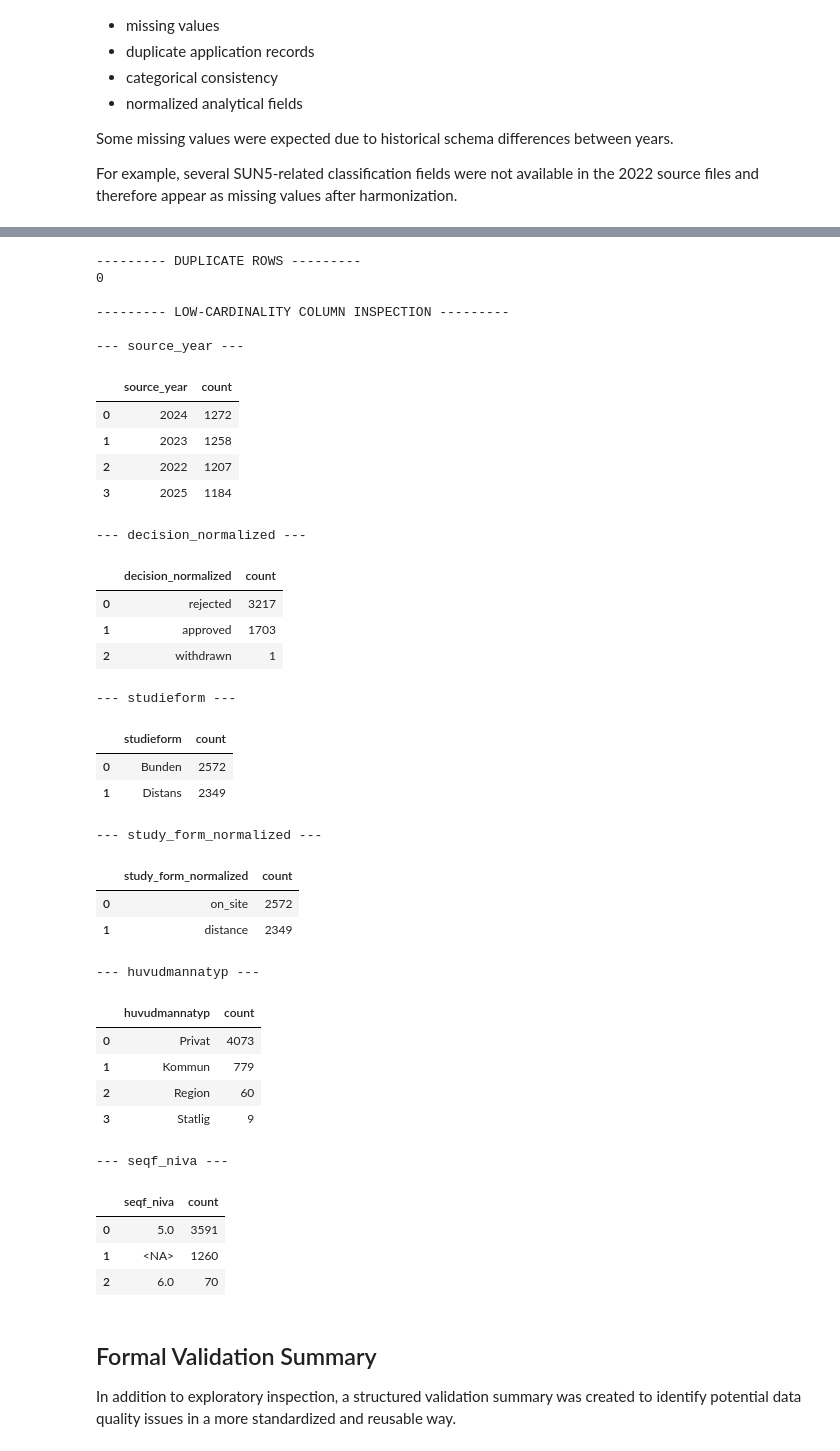
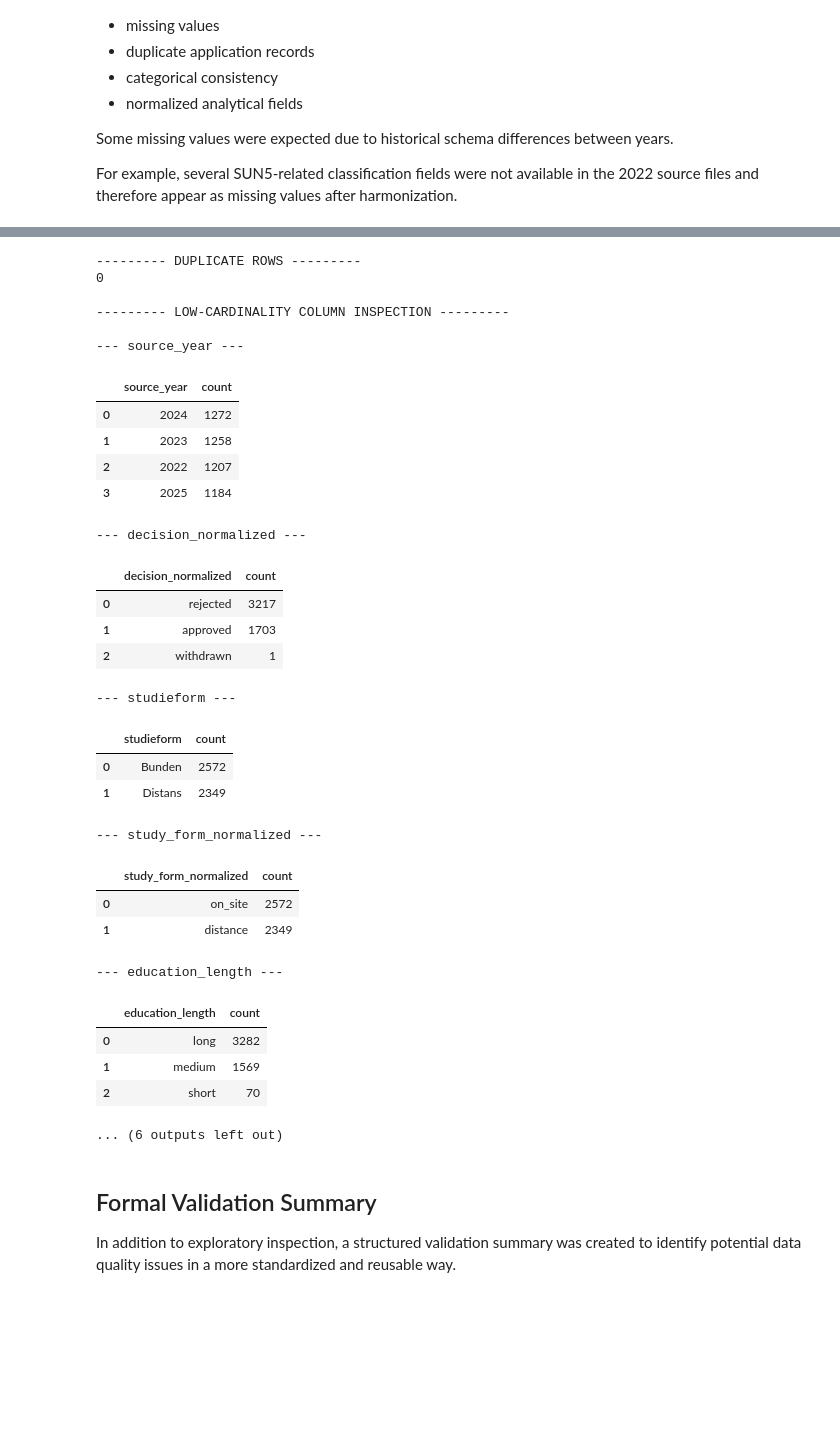
Before and after one commit to XinGclover/myh-applications-analytics, a Jupyter notebook: part_2/notebooks/part_2_curated_dataset.ipynb, the cells around one changed output, grey strips where cells are left out. Saved outputs shown, nothing was run; the diff lists cells and outputs as text; code cells hidden in the pictures; blank space fills up the shorter version.

Commit message:
implement more enrichment

```diff
--- a/part_2/notebooks/part_2_curated_dataset.ipynb
+++ b/part_2/notebooks/part_2_curated_dataset.ipynb
@@ -241,8 +242,9 @@ This curated dataset will later be used for validation, database integration, an
 # %%
 curated_df = pd.concat(harmonized_dfs.values(), ignore_index=True)
 curated_df = curated_df.convert_dtypes()
+curated_df = enrich_dataset(curated_df)
 
-print("======= CURATED DATASET OVERVIEW =======")
+print("-------- CURATED DATASET OVERVIEW --------")
 print(f"Rows: {curated_df.shape[0]}")
 print(f"Columns: {curated_df.shape[1]}")
 
@@ -290,8 +293,10 @@ inspect_columns = [
     "decision_normalized",
     "studieform",
     "study_form_normalized",
+    "education_length",
     "huvudmannatyp",
     "seqf_niva",
+    "sector_category"
 ]
 
 for col in inspect_columns:
@@ -339,39 +344,34 @@ smalt_yrkesomrade        1207
 dtype: int64
 --------- DUPLICATE ROWS ---------
 0
 
 --------- LOW-CARDINALITY COLUMN INSPECTION ---------
 
 --- source_year ---
 |  | source_year | count |
 | 0 | 2024 | 1272 |
 | 1 | 2023 | 1258 |
 | 2 | 2022 | 1207 |
 | 3 | 2025 | 1184 |
 --- decision_normalized ---
 |  | decision_normalized | count |
 | 0 | rejected | 3217 |
 | 1 | approved | 1703 |
 | 2 | withdrawn | 1 |
 --- studieform ---
 |  | studieform | count |
 | 0 | Bunden | 2572 |
 | 1 | Distans | 2349 |
 --- study_form_normalized ---
 |  | study_form_normalized | count |
 | 0 | on_site | 2572 |
 | 1 | distance | 2349 |
---- huvudmannatyp ---
+--- education_length ---
-|  | huvudmannatyp | count |
-| 0 | Privat | 4073 |
-| 1 | Kommun | 779 |
-| 2 | Region | 60 |
-| 3 | Statlig | 9 |
+|  | education_length | count |
+| 0 | long | 3282 |
+| 1 | medium | 1569 |
+| 2 | short | 70 |
---- seqf_niva ---
+... (6 outputs left out)
-|  | seqf_niva | count |
-| 0 | 5.0 | 3591 |
-| 1 | <NA> | 1260 |
-| 2 | 6.0 | 70 |
 # %% [markdown]
 ## Formal Validation Summary
 In addition to exploratory inspection, a structured validation summary was created to identify potential data quality issues in a more standardized and reusable way.
```
Also changed, not shown: parts of 6 cells of this notebook, 2 other files.
